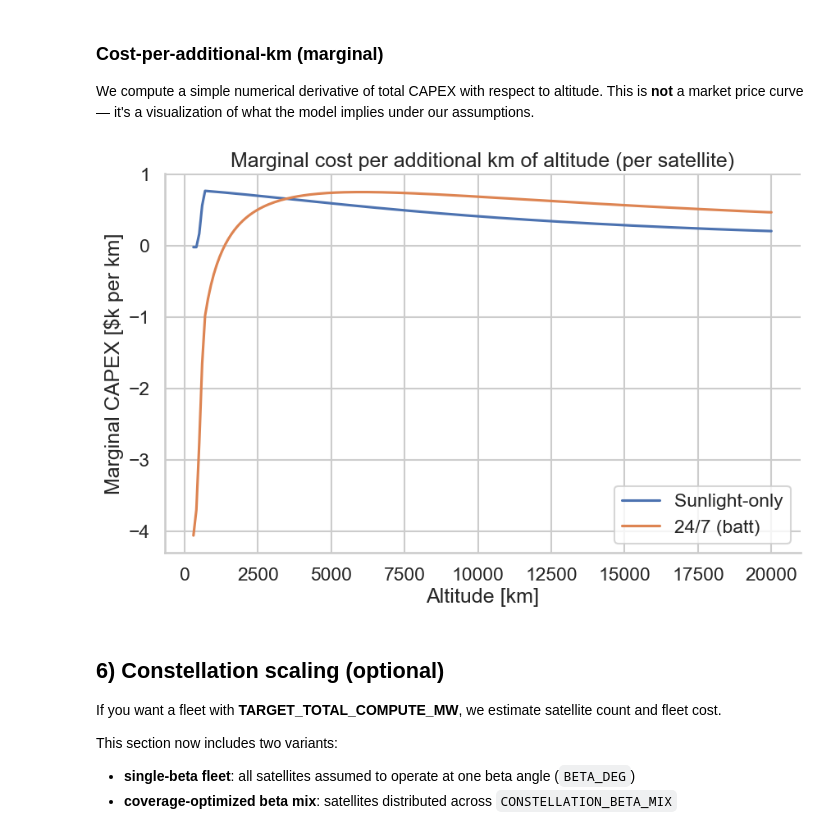
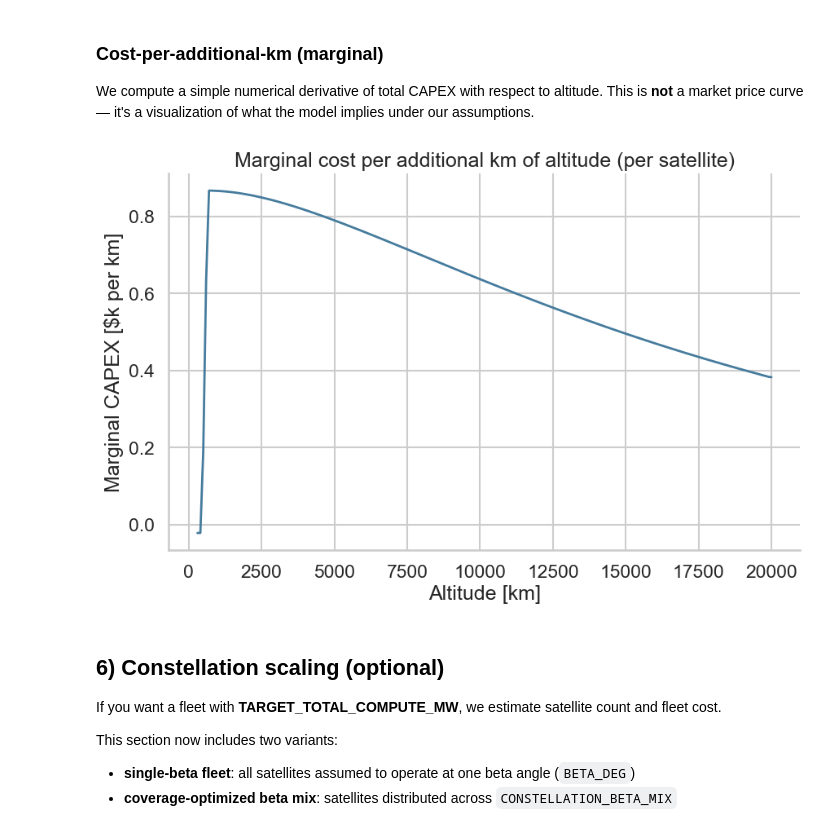
Before and after one commit to SailingSF/space_datacenters, a Jupyter notebook: space_gpu_datacenter.ipynb, the cells around one changed output. Drawn from its saved outputs; the diff is of its cells as text; code cells hidden in the pictures.

```diff
--- a/space_gpu_datacenter.ipynb
+++ b/space_gpu_datacenter.ipynb
@@ -1230,12 +1213,11 @@ def satellite_capex_usd(breakdown: dict) -> float:
 
 rows = []
 for a in alts:
-    for mode in ["sunonly", "247"]:
-        b = satellite_mass_breakdown(a, mode)
-        capex = satellite_capex_usd(b)
-        b["capex_usd"] = capex
-        b["capex_per_avg_compute_kw_usd_per_kw"] = capex / max(b["avg_compute_kw"], 1e-9)
-        rows.append(b)
+    b = satellite_mass_breakdown(a, "sunonly")
+    capex = satellite_capex_usd(b)
+    b["capex_usd"] = capex
+    b["capex_per_avg_compute_kw_usd_per_kw"] = capex / max(b["avg_compute_kw"], 1e-9)
+    rows.append(b)
 
 df = pd.DataFrame(rows)
 df.head()
@@ -1293,21 +1260,19 @@ We compute a simple numerical derivative of total CAPEX with respect to altitude
 # %%
 def marginal_cost_per_km(sub: pd.DataFrame) -> pd.DataFrame:
     s = sub.sort_values("alt_km").copy()
     s["capex_d_usd_per_km"] = np.gradient(s["capex_usd"], s["alt_km"])
     return s
 
+sub = marginal_cost_per_km(df)
 plt.figure()
-for mode, label in [("sunonly", "Sunlight-only"), ("247", "24/7 (batt)") ]:
-    sub = marginal_cost_per_km(df[df["mode"] == mode])
-    plt.plot(sub["alt_km"], sub["capex_d_usd_per_km"]/1e3, label=label)
+plt.plot(sub["alt_km"], sub["capex_d_usd_per_km"]/1e3, color='#457b9d', linewidth=2)
 plt.xlabel("Altitude [km]")
 plt.ylabel("Marginal CAPEX [$k per km]")
 plt.title("Marginal cost per additional km of altitude (per satellite)")
 plt.grid(True)
-plt.legend()
 plt.show()
 # %% [output]
-[figure, old version]
+[figure, new version]
 # %% [markdown]
 ## 6) Constellation scaling (optional)
 
```
Also changed, not shown: parts of 13 cells of this notebook.
